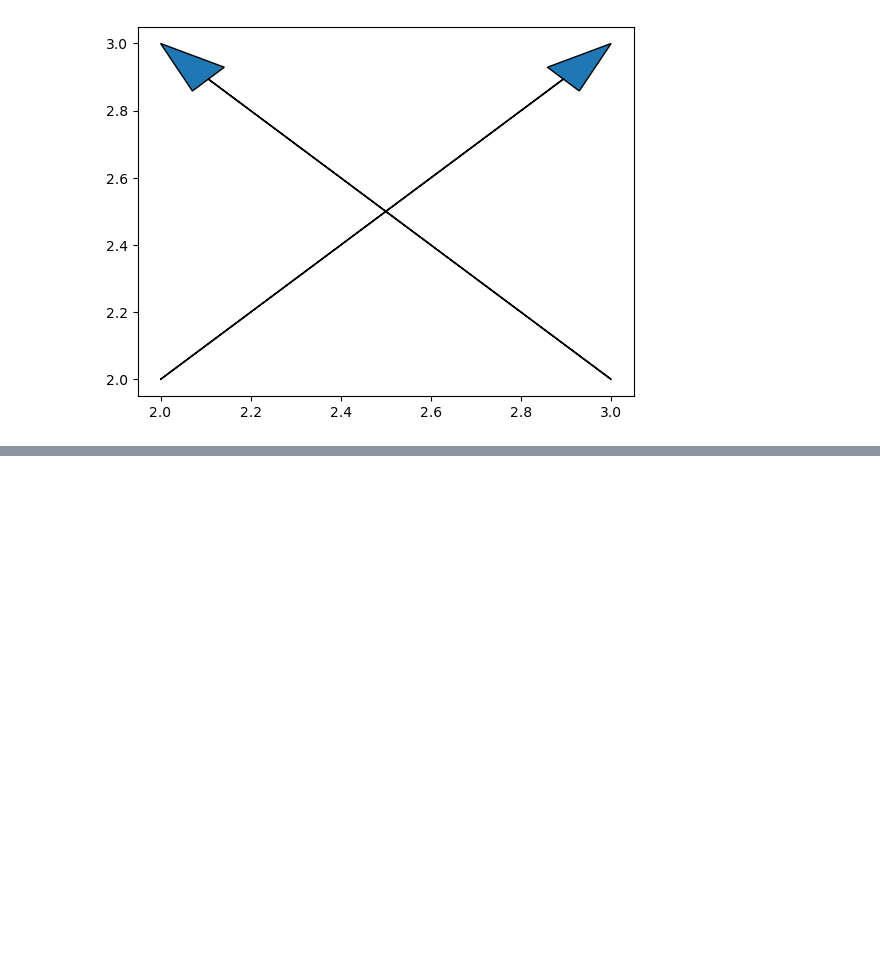
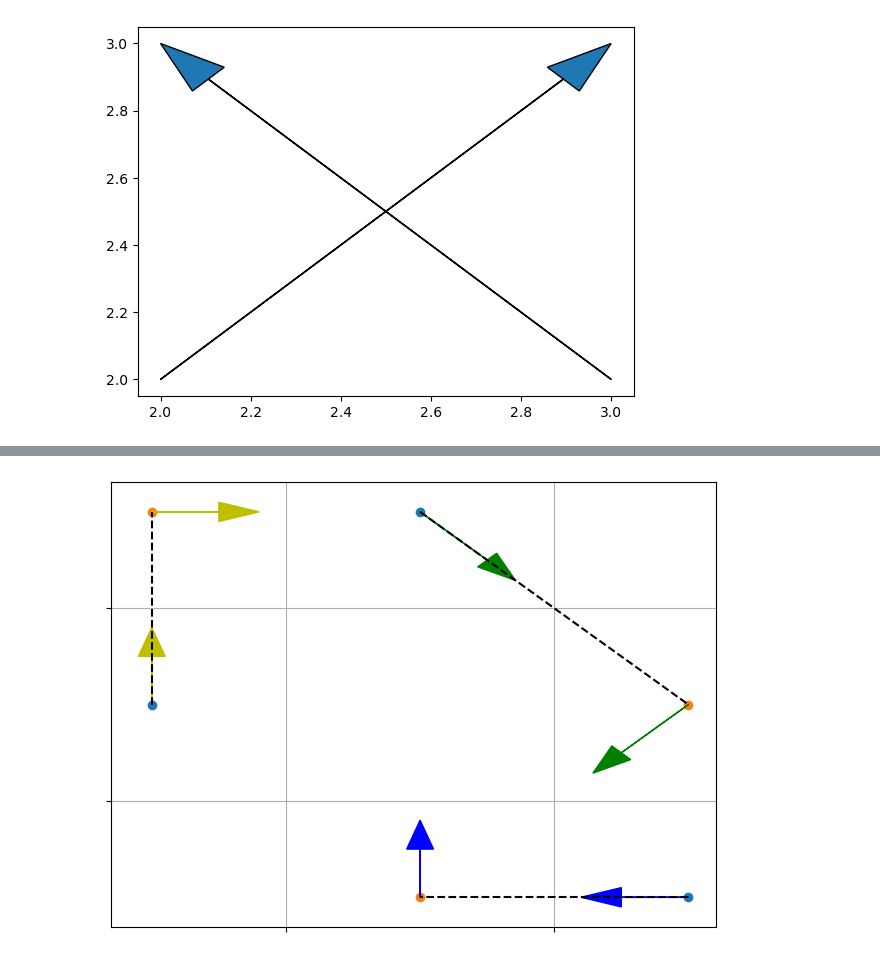
Before and after one commit to Chpel/ProjectAirport, a Jupyter notebook: Workbench.ipynb, the cells around one changed output, grey strips where cells are left out. Cells and saved outputs as stored; diff of their text form; code cells hidden in the pictures; blank space fills up the shorter version.

```diff
--- a/Workbench.ipynb
+++ b/Workbench.ipynb
@@ -30,0 +70,20 @@ plt.show()
+# %%
+plt.scatter([1.5, 2.5, 3.5], [1.5, 2.5, 0.5])
+
+plt.xticks([0,1,2,3,4],labels=[]);
+plt.yticks([0,1,2,3,4],labels=[]);
+plt.arrow(1.5,1.5,0,1/4, head_width=0.1, color='y')
+plt.arrow(2.5,2.5,1/4,-1/4, head_width=0.1, color='g')
+plt.arrow(3.5,0.5,-1/4,0, head_width=0.1, color='b')
+plt.scatter([1.5, 3.5, 2.5], [2.5, 1.5, 0.5])
+plt.plot([1.5, 1.5], [1.5, 2.5], 'k--')
+plt.plot([2.5, 3.5], [2.5, 1.5], 'k--')
+plt.plot([3.5, 2.5], [0.5, 0.5], 'k--')
+plt.arrow(1.5,2.5,1/4,0, head_width=0.1, color='y')
+plt.arrow(3.5,1.5,-1/4,-1/4, head_width=0.1, color='g')
+plt.arrow(2.5,0.5,0,1/4, head_width=0.1, color='b')
+plt.grid()
+plt.tight_layout()
+plt.savefig('3.png')
+# %% [output]
+[figure, added]
```
Also changed, not shown: parts of 5 cells of this notebook, 21 other files.
